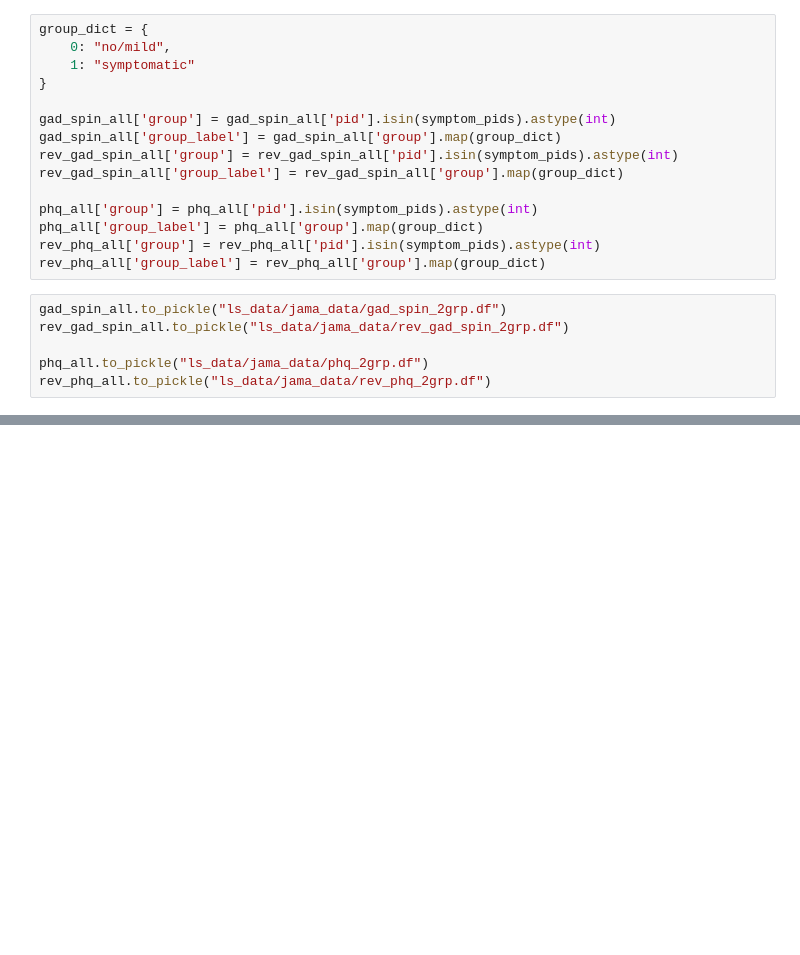
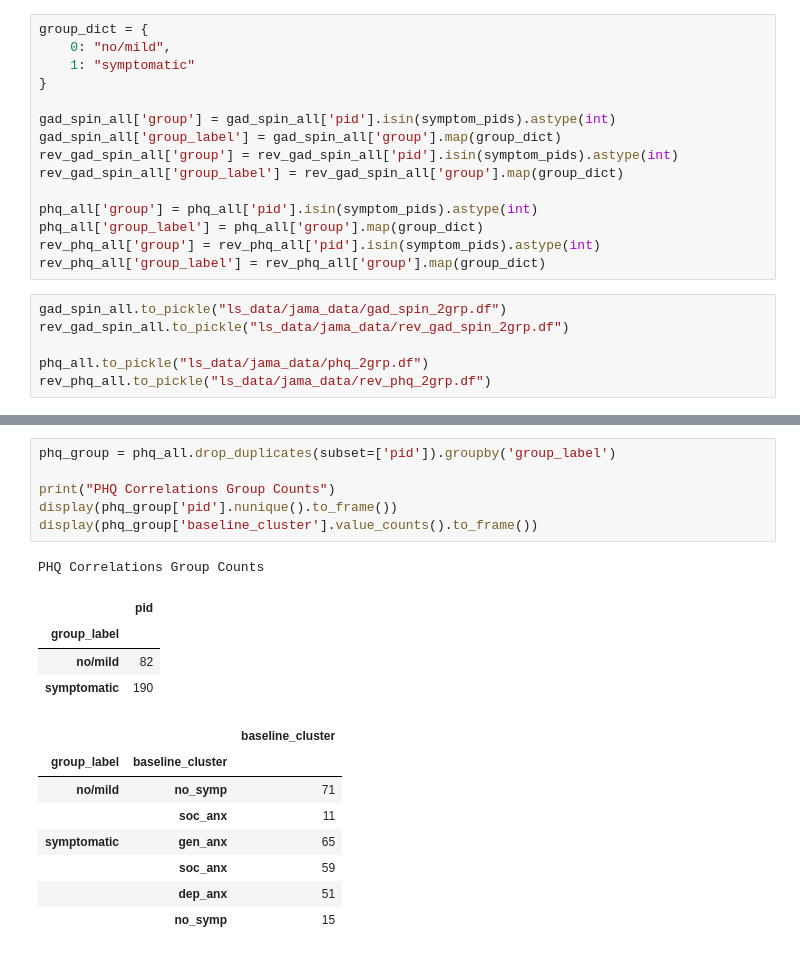
Before and after one commit to tliu526/lifesense, a Jupyter notebook: jama_change_analysis_supplemental.ipynb, the cells around one changed output, grey strips where cells are left out. Saved outputs shown, nothing was run; the diff lists cells and outputs as text; blank space fills up the shorter version.

```diff
--- a/jama_change_analysis_supplemental.ipynb
+++ b/jama_change_analysis_supplemental.ipynb
@@ -578,0 +662,20 @@ rev_phq_all.to_pickle("ls_data/jama_data/rev_phq_2grp.df")
+# %%
+phq_group = phq_all.drop_duplicates(subset=['pid']).groupby('group_label')
+
+print("PHQ Correlations Group Counts")
+display(phq_group['pid'].nunique().to_frame())
+display(phq_group['baseline_cluster'].value_counts().to_frame())
+# %% [output]
+PHQ Correlations Group Counts
+|  | pid |
+| group_label |  |
+| no/mild | 82 |
+| symptomatic | 190 |
+|  |  | baseline_cluster |
+| group_label | baseline_cluster |  |
+| no/mild | no_symp | 71 |
+|  | soc_anx | 11 |
+| symptomatic | gen_anx | 65 |
+|  | soc_anx | 59 |
+|  | dep_anx | 51 |
+|  | no_symp | 15 |
```
Also changed, not shown: parts of 8 cells of this notebook.
